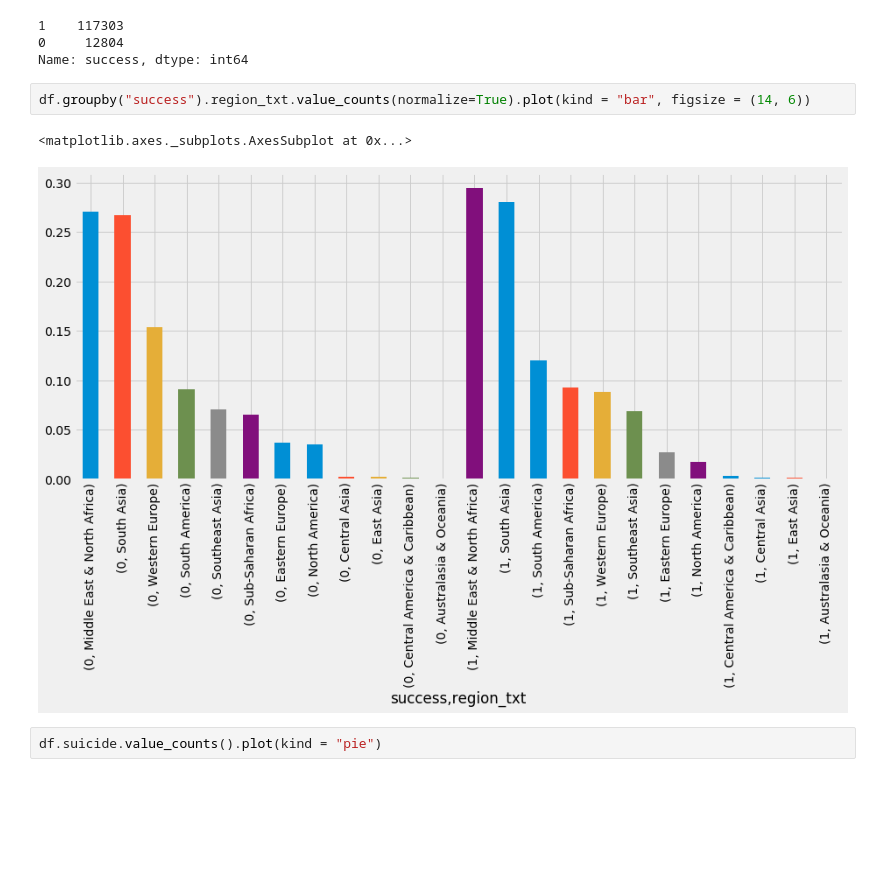
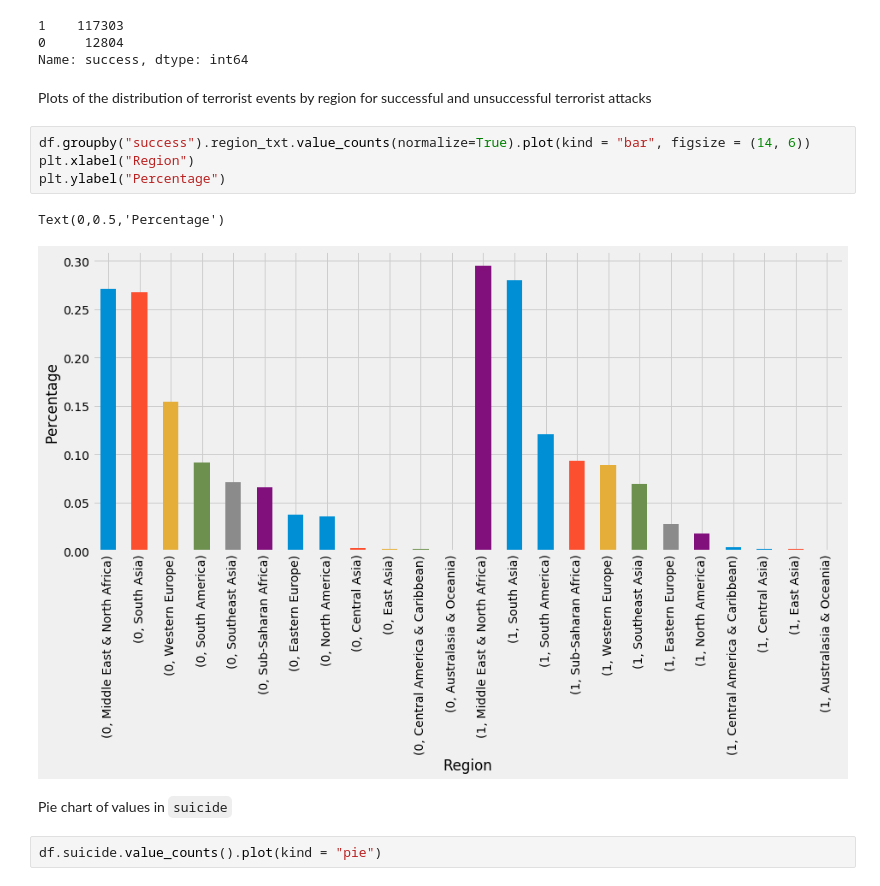
Before and after one commit to GeorgeMcIntire/fellow_ai_submission, a Jupyter notebook: Feature Engineering_EDA_Modeling.ipynb, the cells around one changed output. Saved outputs shown, nothing was run; the diff lists cells and outputs as text; blank space fills up the shorter version.

```diff
--- a/Feature Engineering_EDA_Modeling.ipynb
+++ b/Feature Engineering_EDA_Modeling.ipynb
@@ -147,11 +159,17 @@ df.success.value_counts()
 1    117303
 0     12804
 Name: success, dtype: int64
+# %% [markdown]
+Plots of the distribution of terrorist events by region for successful and unsuccessful terrorist attacks
 # %%
 df.groupby("success").region_txt.value_counts(normalize=True).plot(kind = "bar", figsize = (14, 6))
+plt.xlabel("Region")
+plt.ylabel("Percentage")
 # %% [output]
-<matplotlib.axes._subplots.AxesSubplot at 0x...>
+Text(0,0.5,'Percentage')
-[figure, old version]
+[figure, new version]
+# %% [markdown]
+Pie chart of values in `suicide`
 # %%
 df.suicide.value_counts().plot(kind = "pie")
 # %% [output]
```
Also changed, not shown: parts of 126 cells of this notebook.
